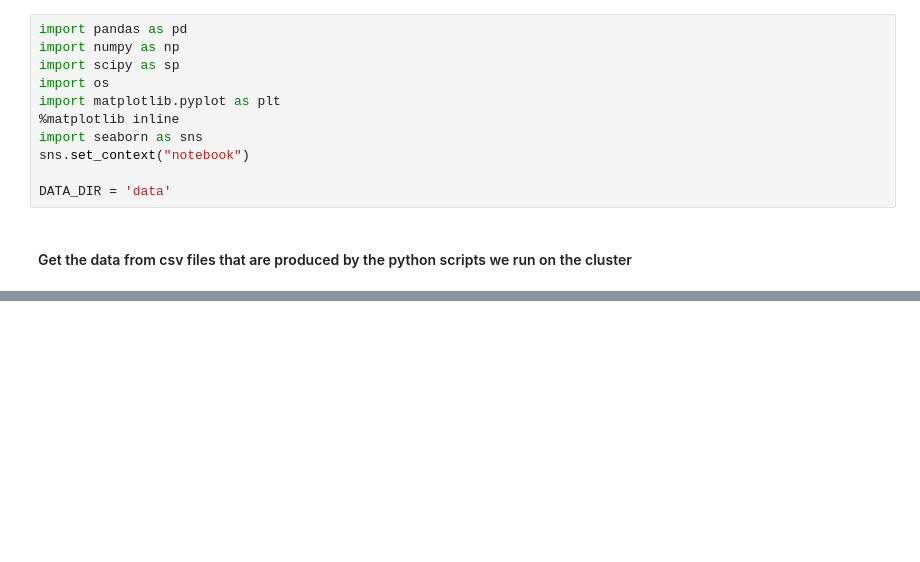
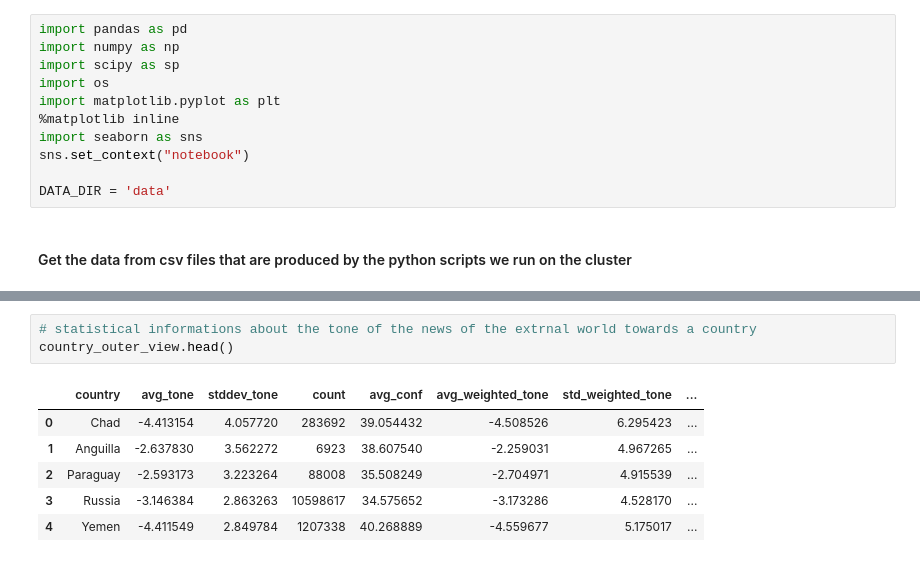
Before and after one commit to NatGr/projectAdA, a Jupyter notebook: Notebook.ipynb, the cells around one changed output, grey strips where cells are left out. Saved outputs shown, nothing was run; the diff lists cells and outputs as text; blank space fills up the shorter version.

```diff
--- a/Notebook.ipynb
+++ b/Notebook.ipynb
@@ -18,0 +41,10 @@ country_outer_view = pd.read_csv(os.path.join(DATA_DIR, 'country_outer_view.csv'
+# %%
+# statistical informations about the tone of the news of the extrnal world towards a country
+country_outer_view.head()
+# %% [output]
+|  | country | avg_tone | stddev_tone | count | avg_conf | avg_weighted_tone | std_weighted_tone | ... |
+| 0 | Chad | -4.413154 | 4.057720 | 283692 | 39.054432 | -4.508526 | 6.295423 | ... |
+| 1 | Anguilla | -2.637830 | 3.562272 | 6923 | 38.607540 | -2.259031 | 4.967265 | ... |
+| 2 | Paraguay | -2.593173 | 3.223264 | 88008 | 35.508249 | -2.704971 | 4.915539 | ... |
+| 3 | Russia | -3.146384 | 2.863263 | 10598617 | 34.575652 | -3.173286 | 4.528170 | ... |
+| 4 | Yemen | -4.411549 | 2.849784 | 1207338 | 40.268889 | -4.559677 | 5.175017 | ... |
```
Also changed, not shown: parts of 10 cells of this notebook, 7 other files.
